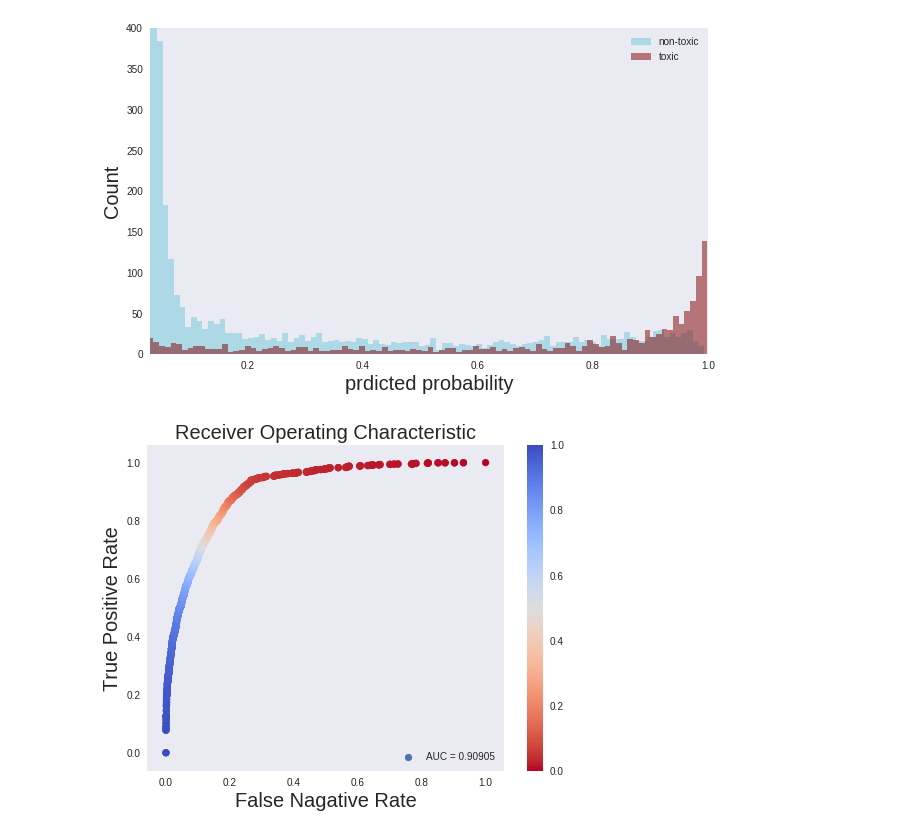
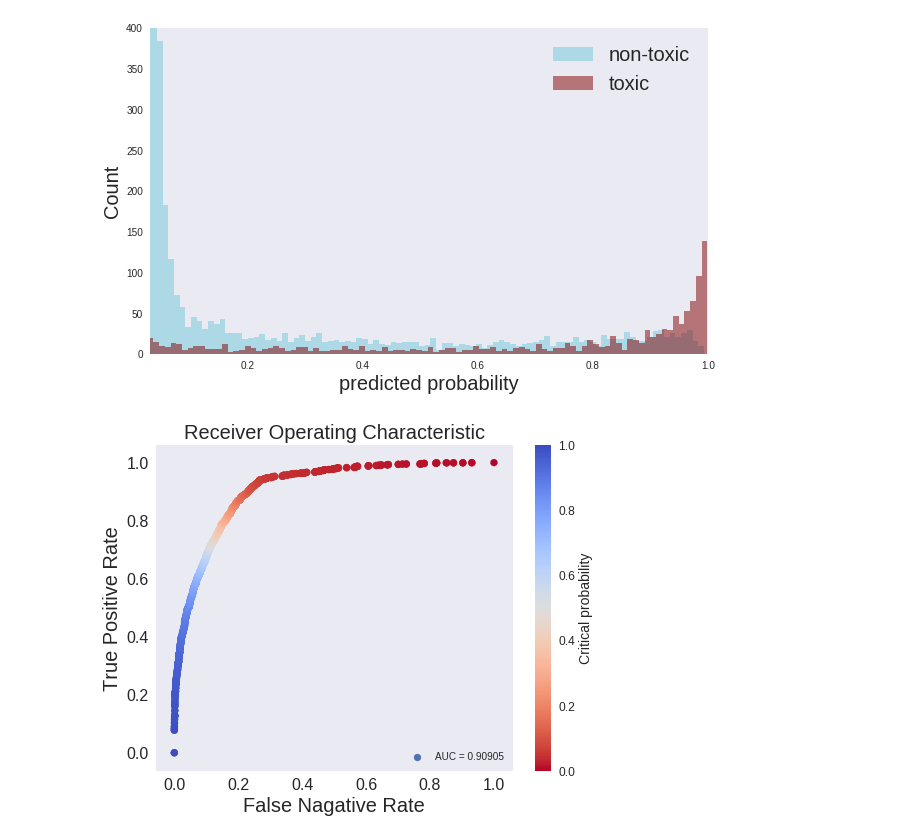
Before and after one commit to cengc13/2040FinalProject, a Jupyter notebook: src/postprocess/post_on_validation_set.ipynb, the cells around one changed output. Drawn from its saved outputs; the diff is of its cells as text; code cells hidden in the pictures.

```diff
--- a/src/postprocess/post_on_validation_set.ipynb
+++ b/src/postprocess/post_on_validation_set.ipynb
@@ -19,26 +19,29 @@ auc_score = roc_auc_score(y_true, y_pred)
 plt.figure(figsize=(10, 6))
 plt.hist(y_pred[y_true == 0], bins=100, label="non-toxic", color='lightblue')
 plt.hist(y_pred[y_true == 1], bins=100, alpha=0.5, label="toxic", color='maroon')
-plt.xlabel("prdicted probability", fontsize=20)
+plt.xlabel("predicted probability", fontsize=20)
 plt.ylabel("Count", fontsize=20)
 plt.xlim(0.03,1)
 plt.ylim(0,400)
-plt.legend();
+plt.legend(fontsize=20);
 # %% [output]
-[figure, old version]
+[figure, new version]
 # %%
 fpr, tpr, threshold = roc_curve(y_true, y_pred)
 plt.figure(figsize=(8, 6))
 cm = plt.cm.get_cmap('coolwarm_r')
 plt.title('Receiver Operating Characteristic', fontsize=20)
 sc = plt.scatter(fpr, tpr, c=threshold, cmap=cm, label = f'AUC = {auc_score:.5f}')
-plt.colorbar(sc)
+cb = plt.colorbar(sc)
+cb.set_label(label='Critical probability', size=14)
 plt.legend(loc = 'lower right')
 # plt.xlim([0, 1])
 # plt.ylim([0, 1])
 plt.clim(0,1)
 plt.ylabel('True Positive Rate', fontsize=20)
 plt.xlabel('False Nagative Rate', fontsize=20)
+cb.ax.tick_params(labelsize=12)
+plt.tick_params(axis='both', which='major', labelsize=16)
 plt.show()
 # %% [output]
-[figure, old version]
+[figure, new version]
```
Also changed, not shown: 1 other file.
